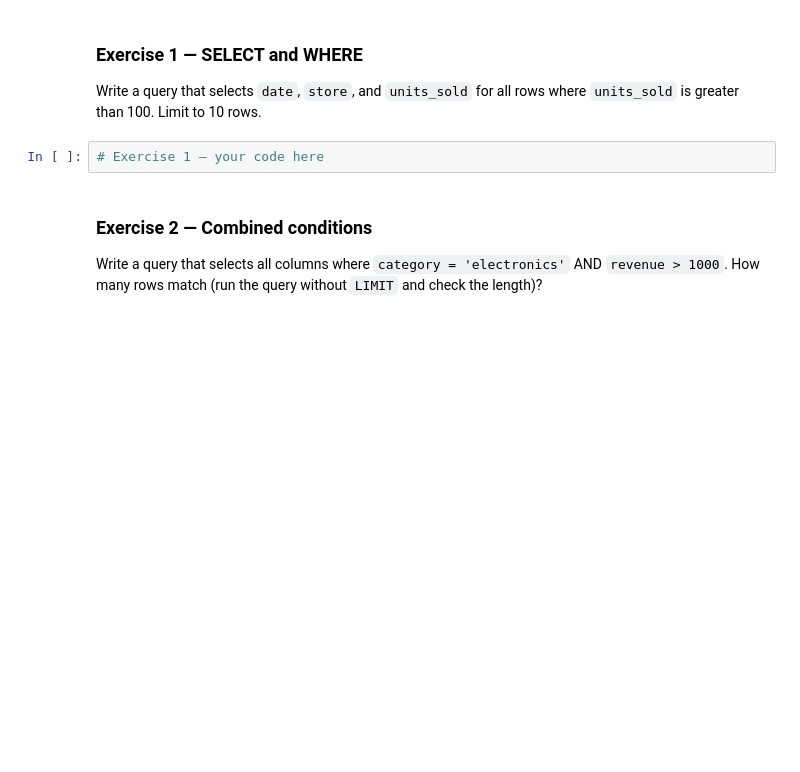
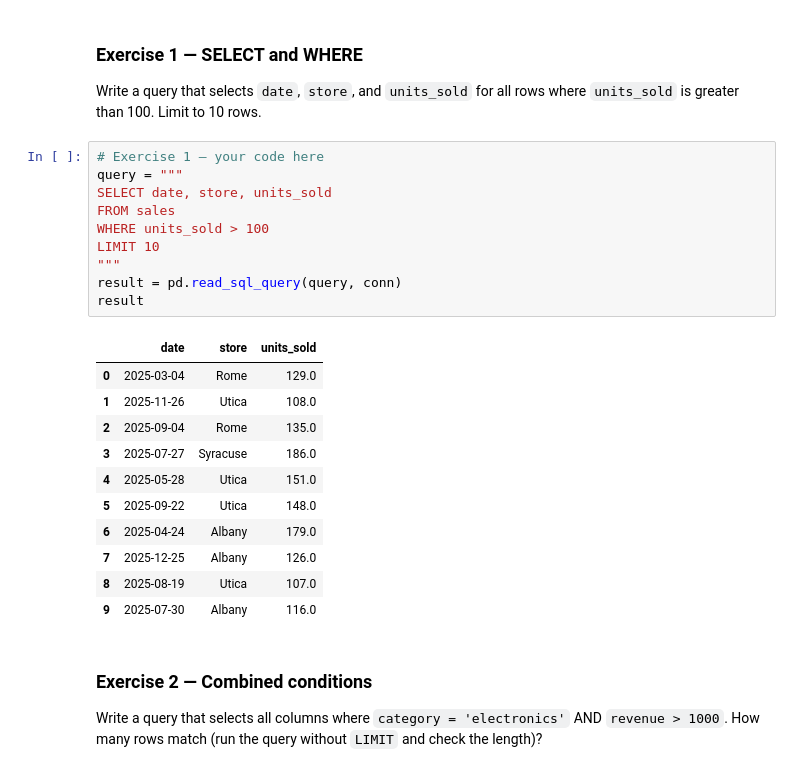
Before and after one commit to NicolasVA90/DSA_504_excercise, a Jupyter notebook: DSA504_Class12_SQL_Fundamentals_upload.ipynb, the cells around one changed output. Cells and saved outputs as stored; diff of their text form; blank space fills up the shorter version.

```diff
--- a/DSA504_Class12_SQL_Fundamentals_upload.ipynb
+++ b/DSA504_Class12_SQL_Fundamentals_upload.ipynb
@@ -281,6 +281,26 @@ Write SQL queries against the `sales` table (and `stores` where noted), using `p
 Write a query that selects `date`, `store`, and `units_sold` for all rows where `units_sold` is greater than 100. Limit to 10 rows.
 # %%
 # Exercise 1 — your code here
+query = """
+SELECT date, store, units_sold
+FROM sales
+WHERE units_sold > 100
+LIMIT 10
+"""
+result = pd.read_sql_query(query, conn)
+result
+# %% [output]
+|  | date | store | units_sold |
+| 0 | 2025-03-04 | Rome | 129.0 |
+| 1 | 2025-11-26 | Utica | 108.0 |
+| 2 | 2025-09-04 | Rome | 135.0 |
+| 3 | 2025-07-27 | Syracuse | 186.0 |
+| 4 | 2025-05-28 | Utica | 151.0 |
+| 5 | 2025-09-22 | Utica | 148.0 |
+| 6 | 2025-04-24 | Albany | 179.0 |
+| 7 | 2025-12-25 | Albany | 126.0 |
+| 8 | 2025-08-19 | Utica | 107.0 |
+| 9 | 2025-07-30 | Albany | 116.0 |
 # %% [markdown]
 ### Exercise 2 — Combined conditions
 Write a query that selects all columns where `category = 'electronics'` AND `revenue > 1000`. How many rows match (run the query without `LIMIT` and check the length)?
```
Also changed, not shown: parts of 4 cells of this notebook.
